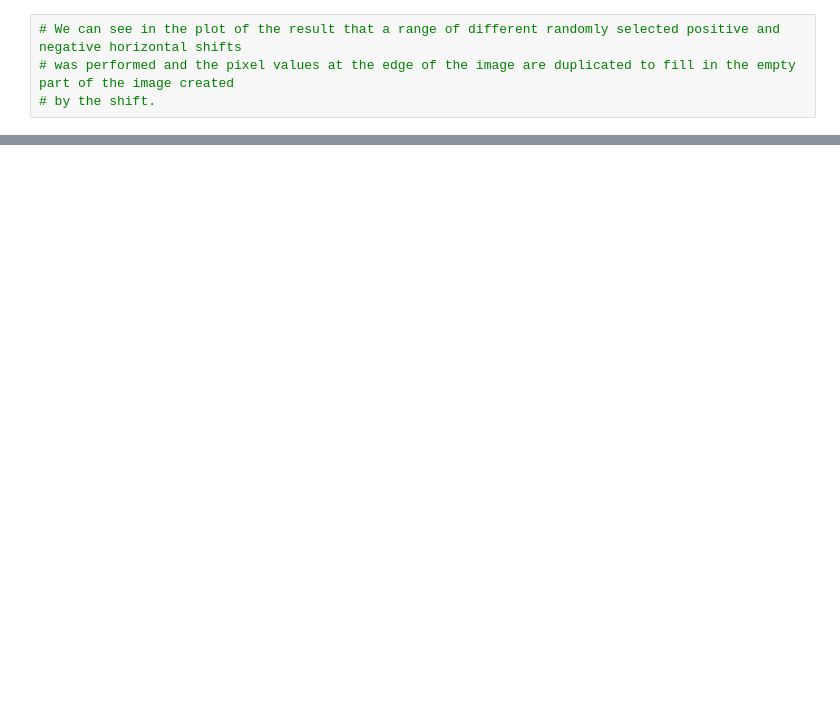
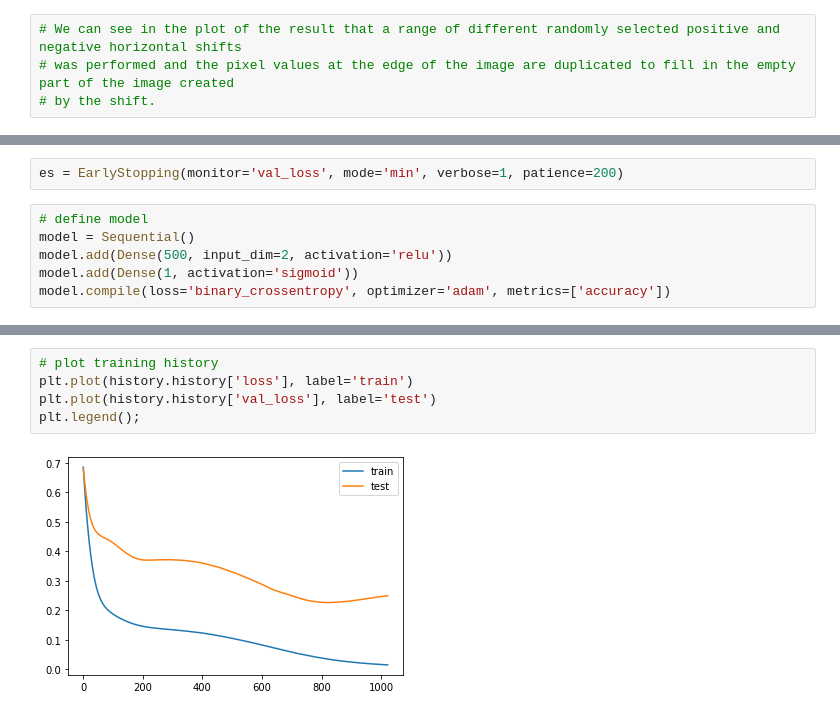
Before and after one commit to mahesh-keswani/ML-DL-FromBasicsToAdvance, a Jupyter notebook: keras_examples/RegularizationForANN_CNN_RNN.ipynb, the cells around one changed output, grey strips where cells are left out. Cells and saved outputs as stored; diff of their text form; blank space fills up the shorter version.

```diff
--- a/keras_examples/RegularizationForANN_CNN_RNN.ipynb
+++ b/keras_examples/RegularizationForANN_CNN_RNN.ipynb
@@ -375,0 +601,8 @@ pyplot.show()
+# %%
+es = EarlyStopping(monitor='val_loss', mode='min', verbose=1, patience=200)
+# %%
+# define model
+model = Sequential()
+model.add(Dense(500, input_dim=2, activation='relu'))
+model.add(Dense(1, activation='sigmoid'))
+model.compile(loss='binary_crossentropy', optimizer='adam', metrics=['accuracy'])
@@ -375,0 +622,7 @@ pyplot.show()
+# %%
+# plot training history
+plt.plot(history.history['loss'], label='train')
+plt.plot(history.history['val_loss'], label='test')
+plt.legend();
+# %% [output]
+[figure, added]
```
Also changed, not shown: parts of 46 cells of this notebook.
